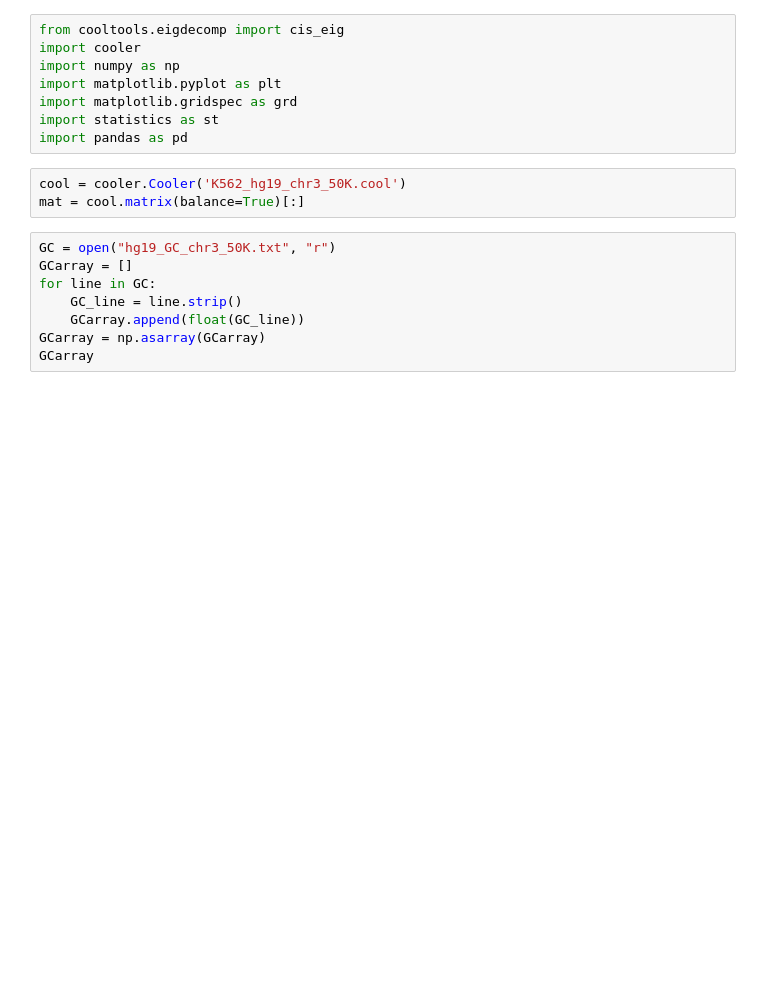
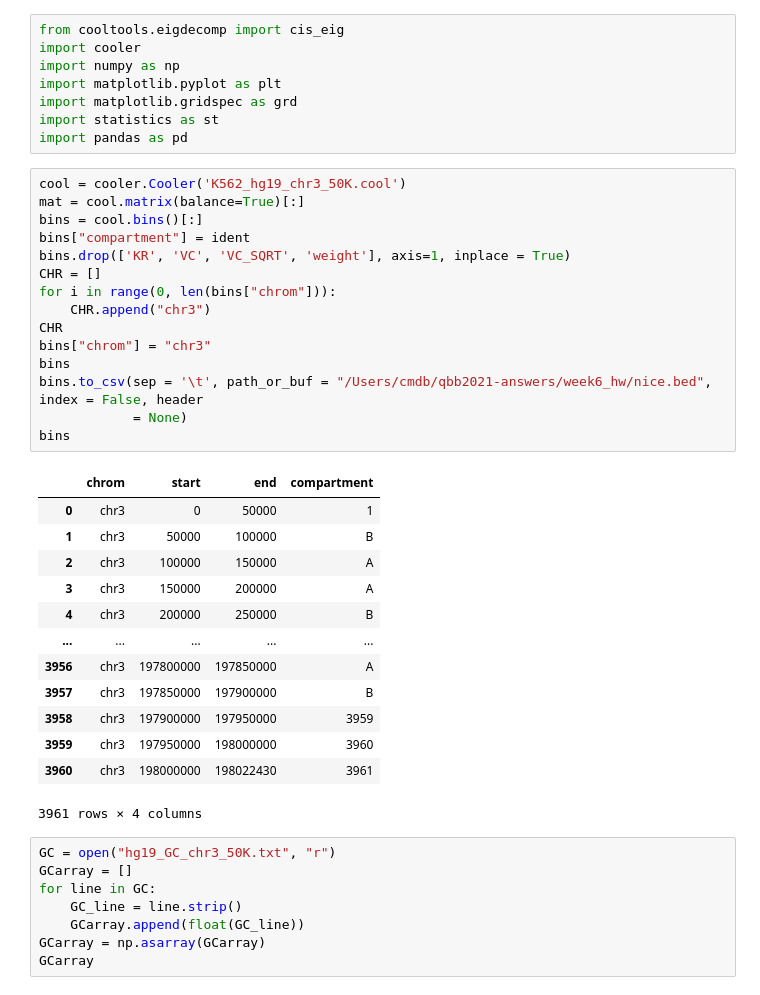
Before and after one commit to Andymao1998/qbb2021-answers, a Jupyter notebook: week6_hw/Week6.ipynb, the cells around one changed output. Saved outputs shown, nothing was run; the diff lists cells and outputs as text; blank space fills up the shorter version.

```diff
--- a/week6_hw/Week6.ipynb
+++ b/week6_hw/Week6.ipynb
@@ -6,9 +6,35 @@ import matplotlib.pyplot as plt
 import matplotlib.gridspec as grd
 import statistics as st
 import pandas as pd
-# %%
-cool = cooler.Cooler('K562_hg19_chr3_50K.cool')
-mat = cool.matrix(balance=True)[:]
+# %%
+cool = cooler.Cooler('K562_hg19_chr3_50K.cool')
+mat = cool.matrix(balance=True)[:]
+bins = cool.bins()[:]
+bins["compartment"] = ident
+bins.drop(['KR', 'VC', 'VC_SQRT', 'weight'], axis=1, inplace = True)
+CHR = []
+for i in range(0, len(bins["chrom"])):
+    CHR.append("chr3")
+CHR
+bins["chrom"] = "chr3"
+bins
+bins.to_csv(sep = '\t', path_or_buf = "/Users/cmdb/qbb2021-answers/week6_hw/nice.bed", index = False, header
+            = None)
+bins
+# %% [output]
+|  | chrom | start | end | compartment |
+| 0 | chr3 | 0 | 50000 | 1 |
+| 1 | chr3 | 50000 | 100000 | B |
+| 2 | chr3 | 100000 | 150000 | A |
+| 3 | chr3 | 150000 | 200000 | A |
+| 4 | chr3 | 200000 | 250000 | B |
+| ... | ... | ... | ... | ... |
+| 3956 | chr3 | 197800000 | 197850000 | A |
+| 3957 | chr3 | 197850000 | 197900000 | B |
+| 3958 | chr3 | 197900000 | 197950000 | 3959 |
+| 3959 | chr3 | 197950000 | 198000000 | 3960 |
+| 3960 | chr3 | 198000000 | 198022430 | 3961 |
+3961 rows × 4 columns
 # %%
 GC = open("hg19_GC_chr3_50K.txt", "r")
 GCarray = []
```
Also changed, not shown: parts of 8 cells of this notebook.
